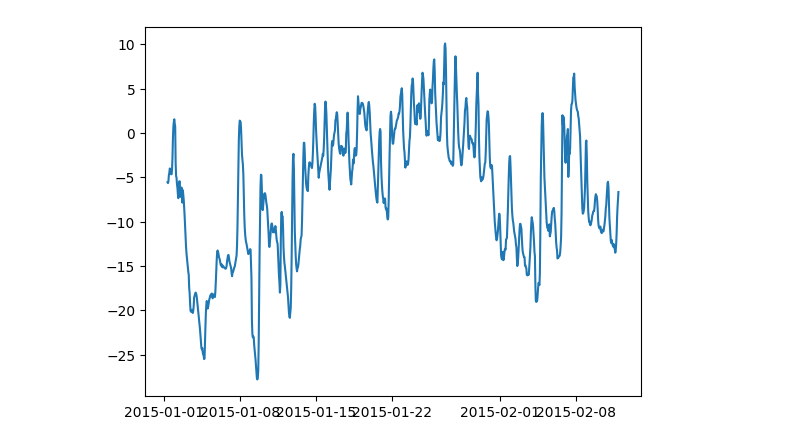
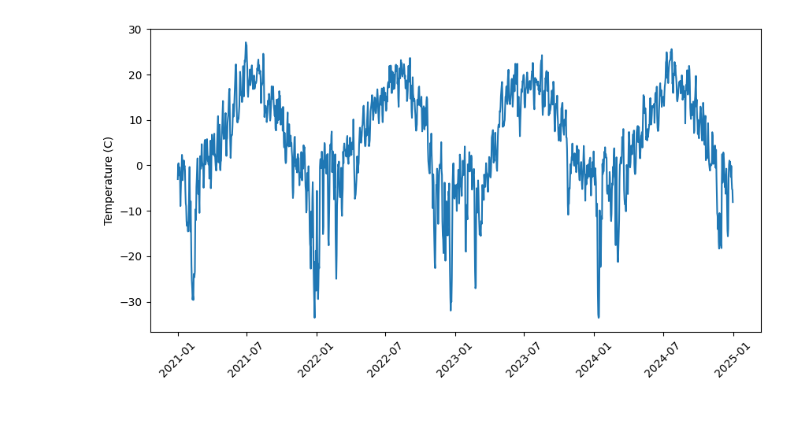
Before and after one commit to hodge-py/WeatherPred, a Jupyter notebook: WeatherPrediction.ipynb, the cells around one changed output. Saved outputs shown, nothing was run; the diff lists cells and outputs as text; code cells hidden in the pictures; blank space fills up the shorter version.

```diff
--- a/WeatherPrediction.ipynb
+++ b/WeatherPrediction.ipynb
@@ -78,4 +93,8 @@ Timezone difference to GMT+0 -25200 s
 # %%
 import matplotlib.pyplot as plt
-hourly_dataframe.head()
+import seaborn as sns
+import numpy as np
+plt.rcParams["figure.figsize"] = (10,5)
+df = daily_dataframe.set_index("date")
+df.head()
 # %% [output]
@@ -88,5 +108,7 @@ hourly_dataframe.head()
 # %%
-plt.plot(hourly_dataframe['date'].iloc[:1000],hourly_dataframe['temperature_2m'].iloc[:1000])
+plt.plot(df["temperature_2m_mean"])
+plt.ylabel("Temperature (C)")
+plt.xticks(rotation = 45)
 plt.show()
 # %% [output]
-[figure, old version]
+[figure, new version]
```
Also changed, not shown: parts of 12 cells of this notebook, 1 other file.
